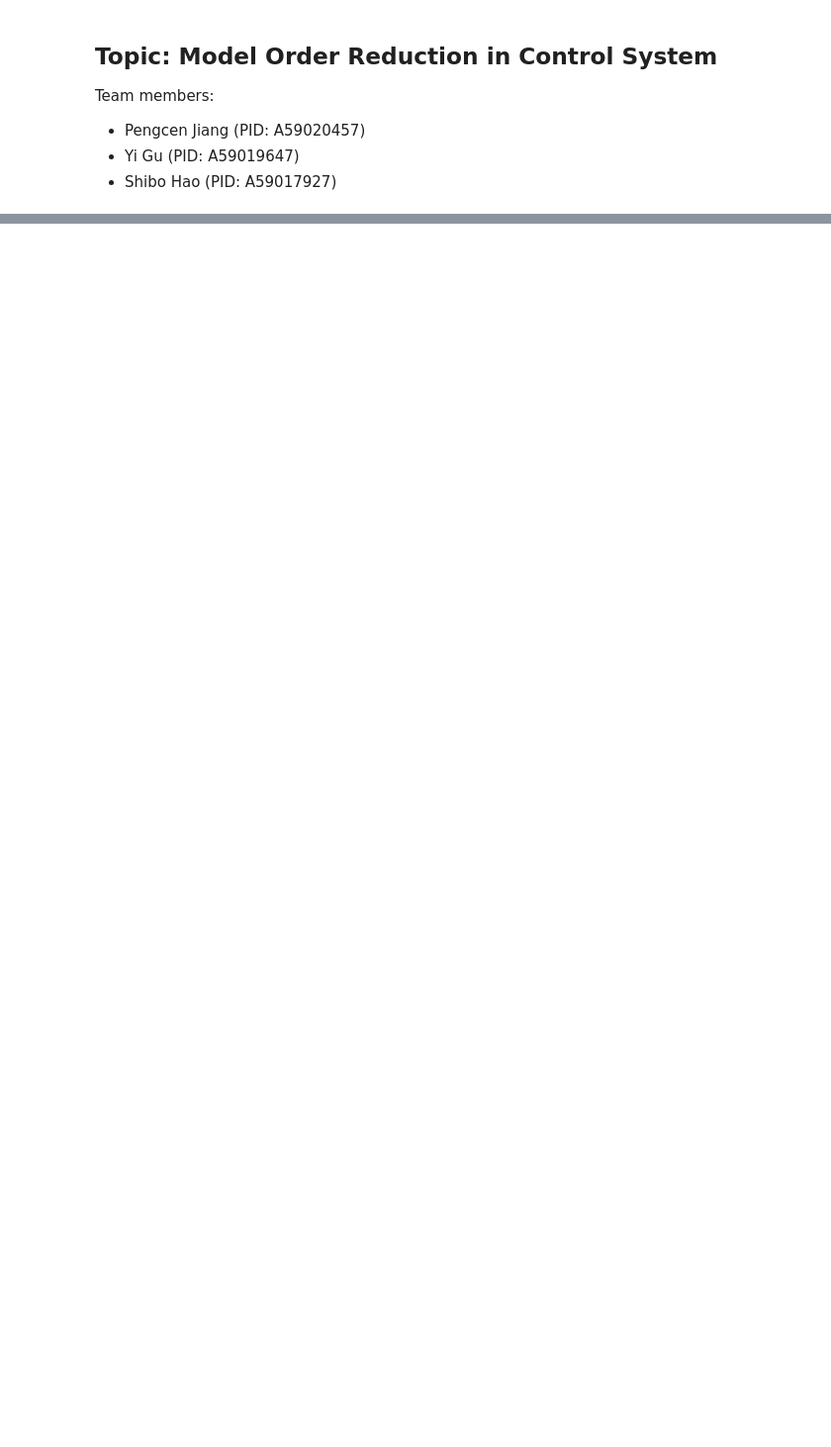
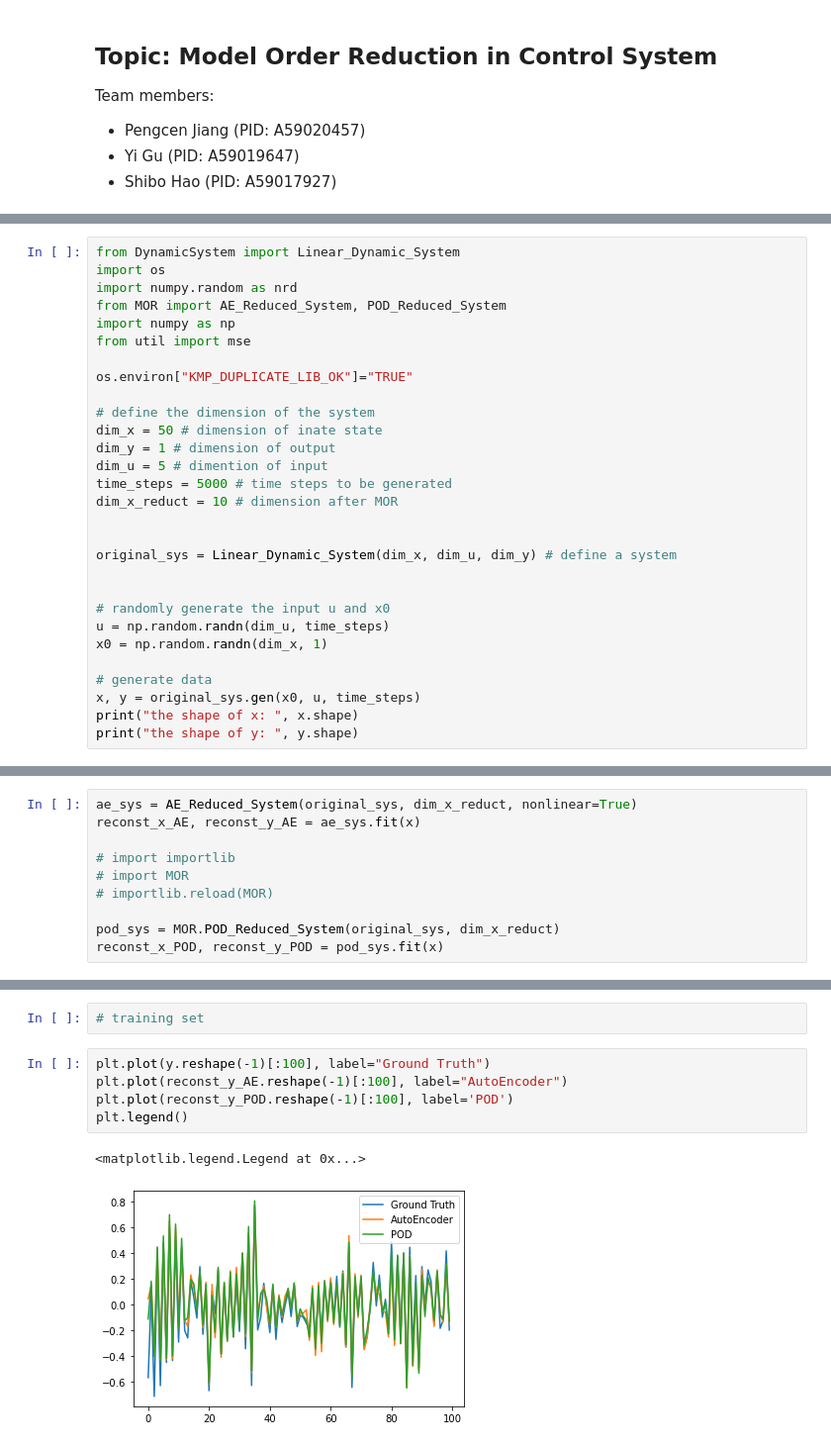
Before and after one commit to pc-Jiang/MOR_in_control_system, a Jupyter notebook: MOR_in_control_system.ipynb, the cells around one changed output, grey strips where cells are left out. Shown: that part at 99% size. Drawn from its saved outputs; the diff is of its cells as text; blank space fills up the shorter version.

```diff
--- a/MOR_in_control_system.ipynb
+++ b/MOR_in_control_system.ipynb
@@ -179,0 +13,29 @@ x_br, y_br = original_sys.gen(x0, u, time_steps)
+# %%
+from DynamicSystem import Linear_Dynamic_System
+import os
+import numpy.random as nrd
+from MOR import AE_Reduced_System, POD_Reduced_System
+import numpy as np
+from util import mse
+
+os.environ["KMP_DUPLICATE_LIB_OK"]="TRUE"
+
+# define the dimension of the system
+dim_x = 50 # dimension of inate state
+dim_y = 1 # dimension of output
+dim_u = 5 # dimention of input
+time_steps = 5000 # time steps to be generated
+dim_x_reduct = 10 # dimension after MOR
+
+
+original_sys = Linear_Dynamic_System(dim_x, dim_u, dim_y) # define a system
+
+
+# randomly generate the input u and x0
+u = np.random.randn(dim_u, time_steps)
+x0 = np.random.randn(dim_x, 1)
+
+# generate data
+x, y = original_sys.gen(x0, u, time_steps)
+print("the shape of x: ", x.shape)
+print("the shape of y: ", y.shape)
@@ -179,0 +48,10 @@ x_br, y_br = original_sys.gen(x0, u, time_steps)
+# %%
+ae_sys = AE_Reduced_System(original_sys, dim_x_reduct, nonlinear=True)
+reconst_x_AE, reconst_y_AE = ae_sys.fit(x)
+
+# import importlib
+# import MOR
+# importlib.reload(MOR)
+
+pod_sys = MOR.POD_Reduced_System(original_sys, dim_x_reduct)
+reconst_x_POD, reconst_y_POD = pod_sys.fit(x)
@@ -179,0 +60,10 @@ x_br, y_br = original_sys.gen(x0, u, time_steps)
+# %%
+# training set
+# %%
+plt.plot(y.reshape(-1)[:100], label="Ground Truth")
+plt.plot(reconst_y_AE.reshape(-1)[:100], label="AutoEncoder")
+plt.plot(reconst_y_POD.reshape(-1)[:100], label='POD')
+plt.legend()
+# %% [output]
+<matplotlib.legend.Legend at 0x...>
+[figure, added]
```
Also changed, not shown: parts of 54 cells of this notebook, 4 other files.
